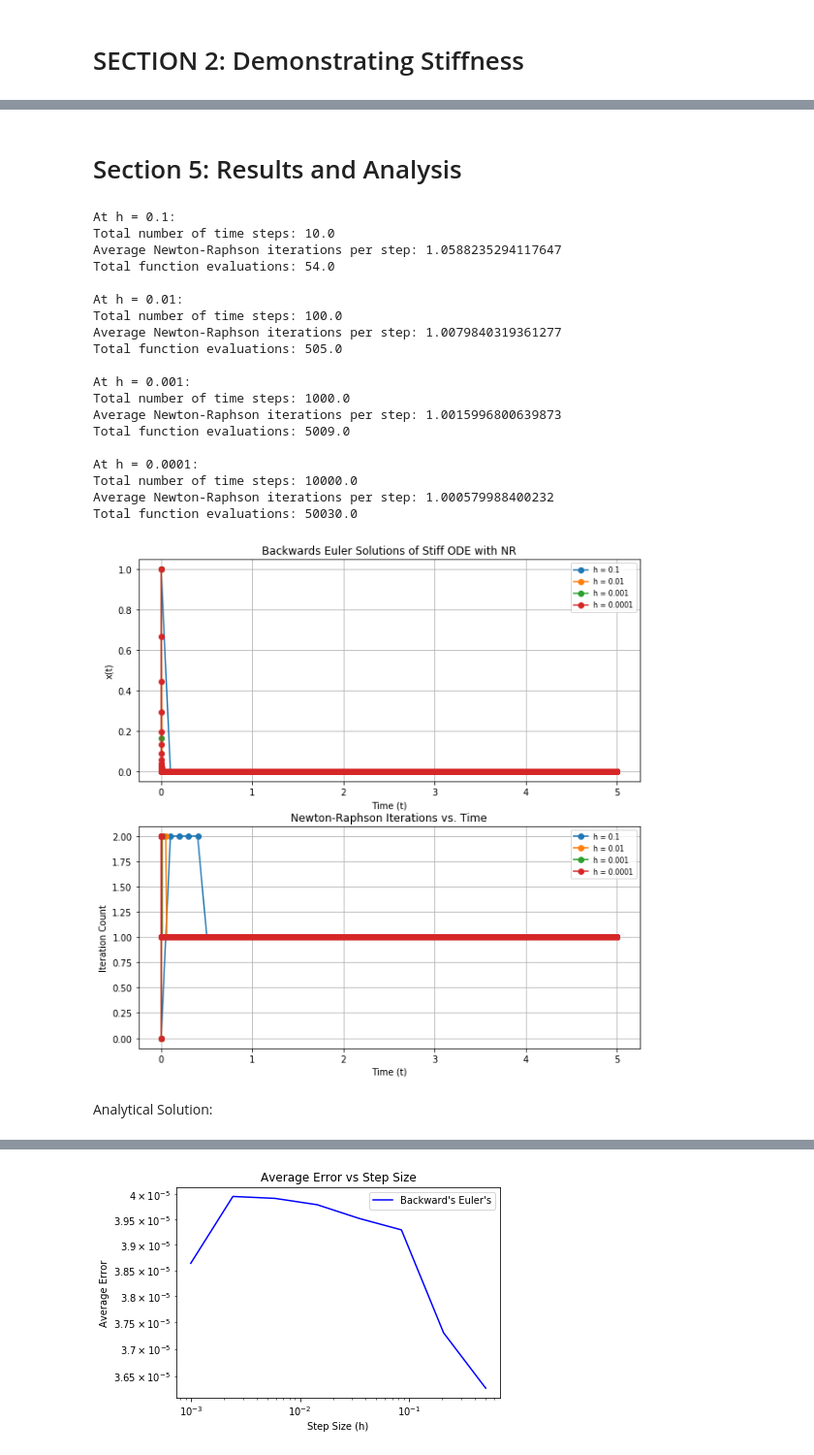
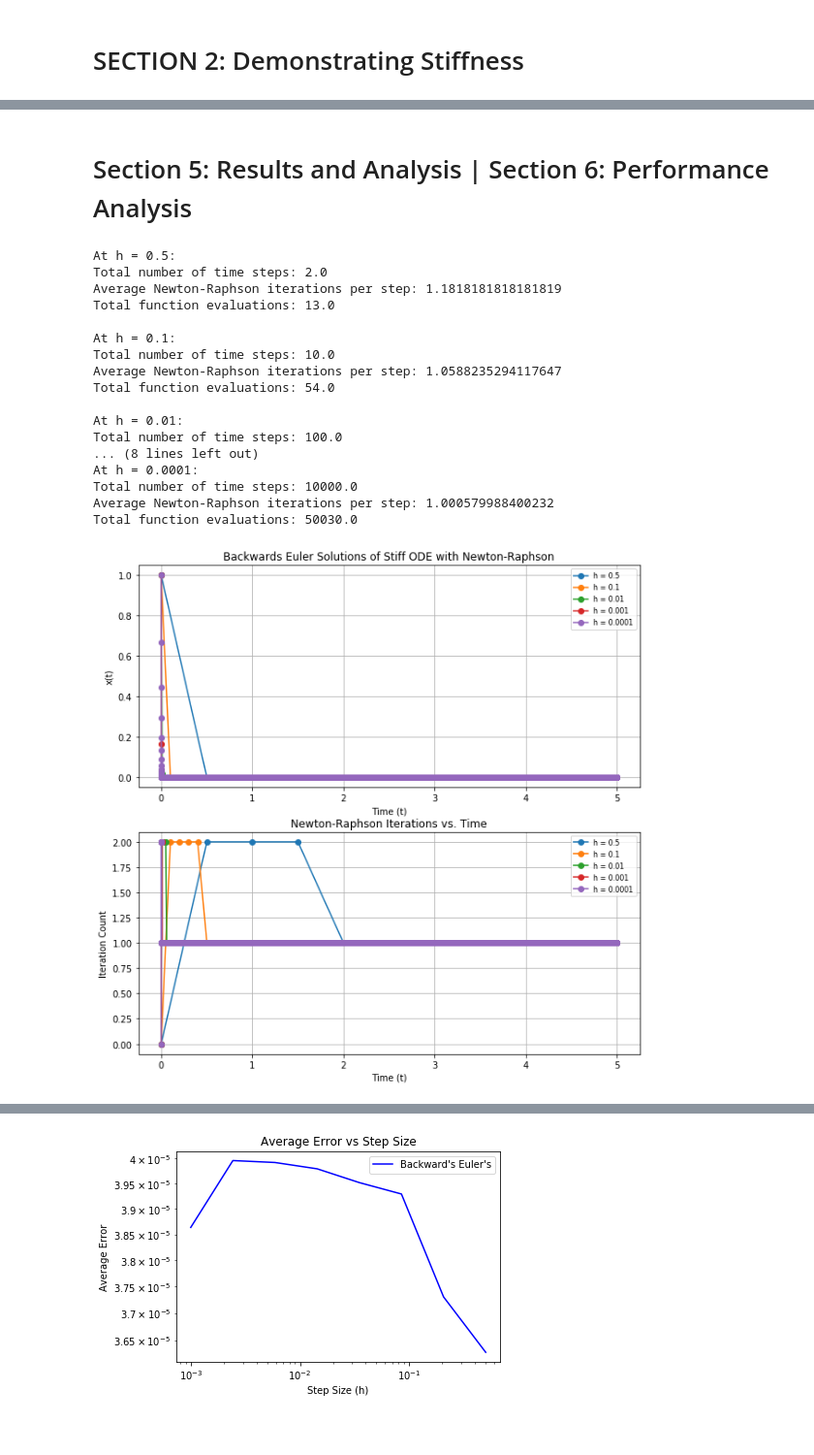
Before and after one commit to karthikgunaseelan/coe311k, a Jupyter notebook: COE Final/Gunaseelan_Karthik_COE311K_FinalProjectPart2.ipynb, the cells around one changed output, grey strips where cells are left out. Shown at 97% size. Saved outputs shown, nothing was run; the diff lists cells and outputs as text; code cells hidden in the pictures; blank space fills up the shorter version.

```diff
--- a/COE Final/Gunaseelan_Karthik_COE311K_FinalProjectPart2.ipynb
+++ b/COE Final/Gunaseelan_Karthik_COE311K_FinalProjectPart2.ipynb
@@ -38,10 +43,10 @@ import numpy as np
 import matplotlib.pyplot as plt
 
 # Parameters
-t_start = 0 # Intial time (s)
-t_end = 5 # Final time (s)
-x_start = 1.0 # Intial position (m)
-h_values = [0.1, 0.01, 0.001, 0.0001] # Step sizes
+t0 = 0 # Intial time (s)
+tf = 3 # Final time (s)
+x0 = 1.0 # Intial position (m)
+h_values = [.5, 0.1, 0.01, 0.001, 0.0001] # Step sizes
 
 # Function representing dx/dt = -5000x + 0.002sin(t)
 def f(t, x):
@@ -70,11 +75,11 @@ plt.figure(figsize=(10, 5))
 for h in h_values:
 
     t_values, x_values = forward_euler_method(h, t_start, t_end, x_0)
-    plt.plot(t_values, x_values, label=f'Forward Euler h = {h}')
+    plt.plot(t_values, x_values, 'o-', label=f'Forward Euler h = {h}')
 
 plt.xlabel('Time (s)')
-plt.ylabel('Displacement x(t) (m)')
-plt.title("Demonstration of Stiffness Using Euler's Forward Method")
+plt.ylabel('Displacement (m)')
+plt.title("Demonstrating Stiffness Using Euler's Forward Method")
 plt.legend()
 plt.grid(True)
 plt.show()
@@ -150,7 +172,7 @@ def backward_euler_newton(f, x0, t0, tf, h):
 
     return t_values, x_values, iter_values
 # %% [markdown]
-# Section 5: Results and Analysis
+# Section 5: Results and Analysis | Section 6: Performance Analysis
 # %%
 # Backward Euler solutions for multiple step sizes
 
@@ -166,42 +188,38 @@ for h in h_values:
     print(f'Total function evaluations: {np.sum(iter_values)}\n')
 
     axs[0].plot(t_values_nl, x_values_nl, 'o-', label=f'h = {h}')
     axs[1].plot(t_values_nl, iter_values, 'o-', label=f'h = {h}')
 
 # Plot the results
-axs[0].set_title('Backwards Euler Solutions of Stiff ODE with NR')
+axs[0].set_title('Backwards Euler Solutions of Stiff ODE with Newton-Raphson')
 axs[0].set_xlabel('Time (t)')
 axs[0].set_ylabel('x(t)')
 
 axs[1].set_title('Newton-Raphson Iterations vs. Time')
 axs[1].set_xlabel('Time (t)')
 axs[1].set_ylabel('Iteration Count')
 
 for ax in axs:
     ax.legend(fontsize=8)
     ax.grid()
 
 plt.show()
 # %% [output]
+At h = 0.5:
+Total number of time steps: 2.0
+Average Newton-Raphson iterations per step: 1.1818181818181819
+Total function evaluations: 13.0
+
 At h = 0.1:
 Total number of time steps: 10.0
 Average Newton-Raphson iterations per step: 1.0588235294117647
 Total function evaluations: 54.0
 
 At h = 0.01:
 Total number of time steps: 100.0
-Average Newton-Raphson iterations per step: 1.0079840319361277
-Total function evaluations: 505.0
-
-At h = 0.001:
-Total number of time steps: 1000.0
-Average Newton-Raphson iterations per step: 1.0015996800639873
-Total function evaluations: 5009.0
-
+... (8 lines left out)
 At h = 0.0001:
 Total number of time steps: 10000.0
 Average Newton-Raphson iterations per step: 1.000579988400232
 Total function evaluations: 50030.0
-[figure, old version]
+[figure, new version]
-# %% [markdown]
-Analytical Solution:
```
Also changed, not shown: parts of 25 cells of this notebook, 1 other file.
